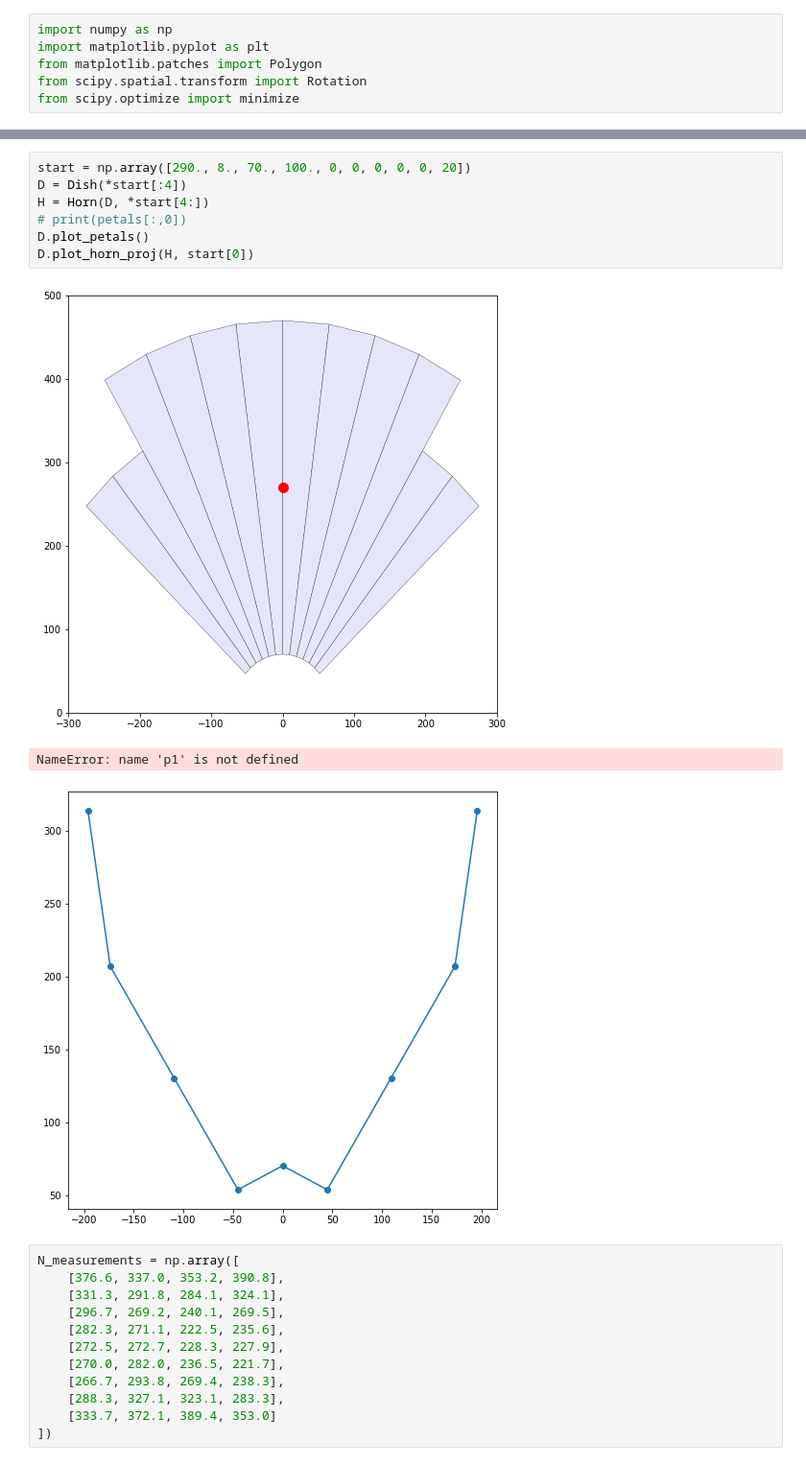
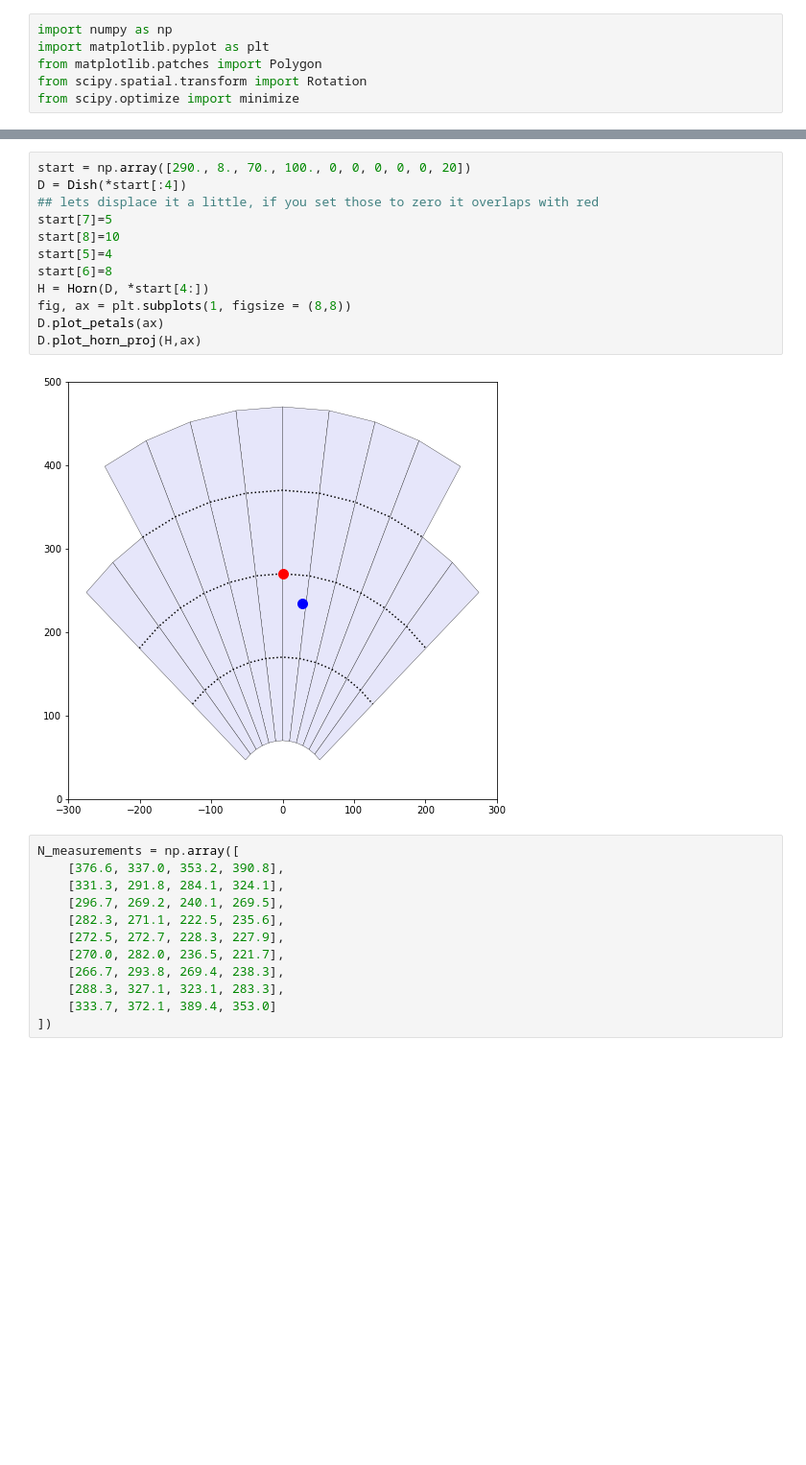
Before and after one commit to bmxdemo/bmxhacks, a Jupyter notebook: geometry_tape_fit.ipynb, the cells around one changed output, grey strips where cells are left out. Shown: that part at 96% size. Cells and saved outputs as stored; diff of their text form; blank space fills up the shorter version.

Commit message:
fix horns

```diff
--- a/geometry_tape_fit.ipynb
+++ b/geometry_tape_fit.ipynb
@@ -139,14 +133,17 @@ class Fitter:
 # %%
 start = np.array([290., 8., 70., 100., 0, 0, 0, 0, 0, 20])
 D = Dish(*start[:4])
+## lets displace it a little, if you set those to zero it overlaps with red
+start[7]=5
+start[8]=10
+start[5]=4
+start[6]=8
 H = Horn(D, *start[4:])
-# print(petals[:,0])
-D.plot_petals()
-D.plot_horn_proj(H, start[0])
+fig, ax = plt.subplots(1, figsize = (8,8))
+D.plot_petals(ax)
+D.plot_horn_proj(H,ax)
 # %% [output]
-[figure, old version]
+[figure, new version]
-NameError: name 'p1' is not defined
-[figure, removed]
 # %%
 N_measurements = np.array([
     [376.6, 337.0, 353.2, 390.8],
```
Also changed, not shown: parts of 1 cell of this notebook.
